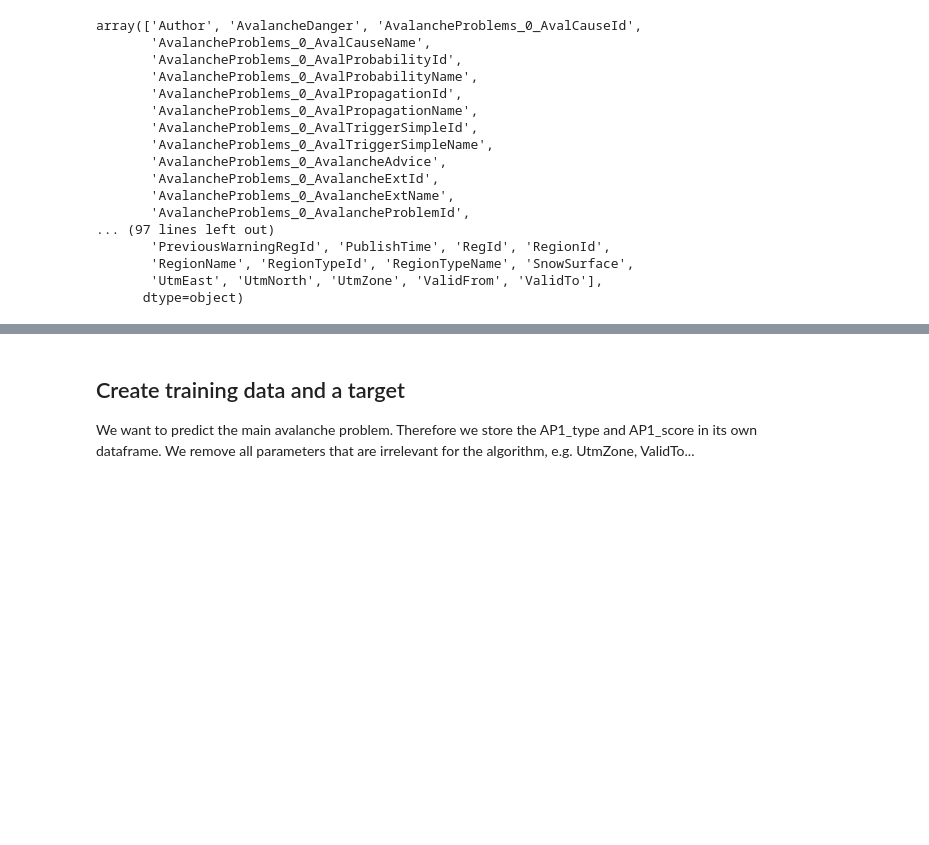
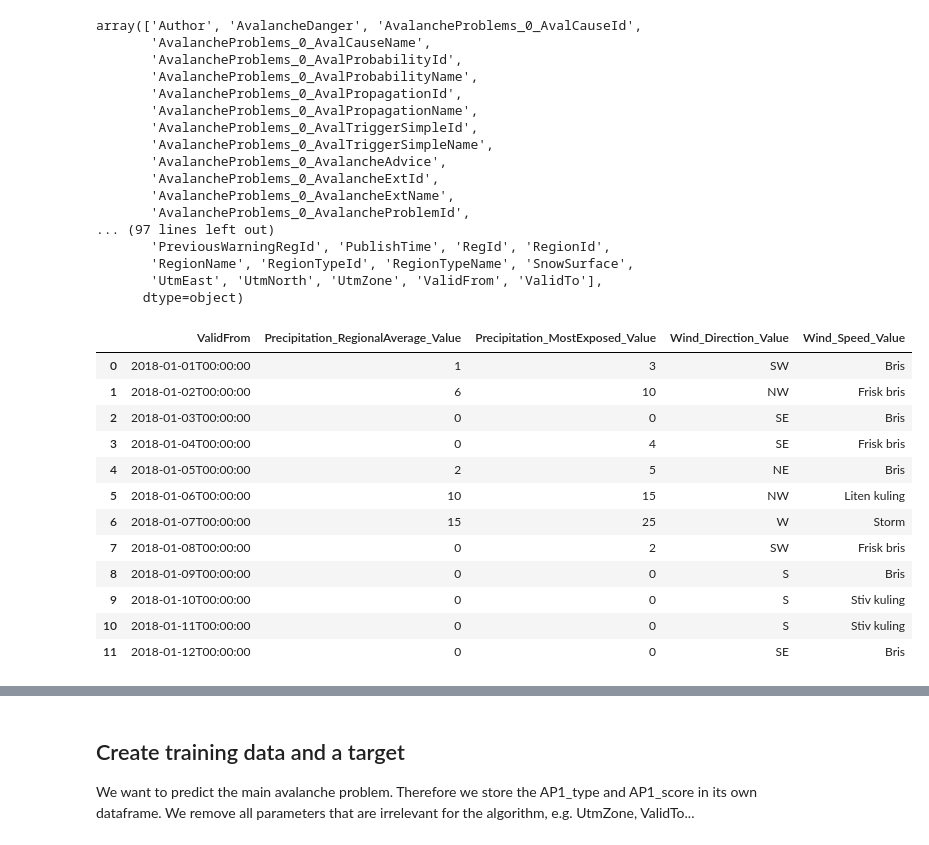
Before and after one commit to kmunve/APS, a Jupyter notebook: aps/notebooks/nested_JSON_to_DataFrame.ipynb, the cells around one changed output, grey strips where cells are left out. Cells and saved outputs as stored; diff of their text form; code cells hidden in the pictures; blank space fills up the shorter version.

Commit message:
Changed column naming for MountianWeather.

```diff
--- a/aps/notebooks/nested_JSON_to_DataFrame.ipynb
+++ b/aps/notebooks/nested_JSON_to_DataFrame.ipynb
@@ -100,4 +132,30 @@ array(['Author', 'AvalancheDanger', 'AvalancheProblems_0_AvalCauseId',
        'RegionName', 'RegionTypeId', 'RegionTypeName', 'SnowSurface',
        'UtmEast', 'UtmNorth', 'UtmZone', 'ValidFrom', 'ValidTo'],
       dtype=object)
+# %%
+# have to check if the inverse order assigned to the measurementtypes is consistent on import
+df.rename(columns=lambda s: s.replace('Precipitation_MeasurementSubTypes_0_Value', 'Precipitation_RegionalAverage_Value'), inplace=True)
+df.rename(columns=lambda s: s.replace('Precipitation_MeasurementSubTypes_1_Value', 'Precipitation_MostExposed_Value'), inplace=True)
+df.rename(columns=lambda s: s.replace('Wind_Speed_MeasurementSubTypes_0_Value', 'Wind_Direction_Value'), inplace=True)
+df.rename(columns=lambda s: s.replace('Wind_Speed_MeasurementSubTypes_1_Value', 'Wind_Speed_Value'), inplace=True)
+# %%
+df[['ValidFrom',
+    'Precipitation_RegionalAverage_Value',
+    'Precipitation_MostExposed_Value',
+    'Wind_Direction_Value',
+    'Wind_Speed_Value']].head(12)
+# %% [output]
+|  | ValidFrom | Precipitation_RegionalAverage_Value | Precipitation_MostExposed_Value | Wind_Direction_Value | Wind_Speed_Value |
+| 0 | 2018-01-01T00:00:00 | 1 | 3 | SW | Bris |
+| 1 | 2018-01-02T00:00:00 | 6 | 10 | NW | Frisk bris |
+| 2 | 2018-01-03T00:00:00 | 0 | 0 | SE | Bris |
+| 3 | 2018-01-04T00:00:00 | 0 | 4 | SE | Frisk bris |
+| 4 | 2018-01-05T00:00:00 | 2 | 5 | NE | Bris |
+| 5 | 2018-01-06T00:00:00 | 10 | 15 | NW | Liten kuling |
+| 6 | 2018-01-07T00:00:00 | 15 | 25 | W | Storm |
+| 7 | 2018-01-08T00:00:00 | 0 | 2 | SW | Frisk bris |
+| 8 | 2018-01-09T00:00:00 | 0 | 0 | S | Bris |
+| 9 | 2018-01-10T00:00:00 | 0 | 0 | S | Stiv kuling |
+| 10 | 2018-01-11T00:00:00 | 0 | 0 | S | Stiv kuling |
+| 11 | 2018-01-12T00:00:00 | 0 | 0 | SE | Bris |
 # %%
```
Also changed, not shown: parts of 6 cells of this notebook, 1 other file.
